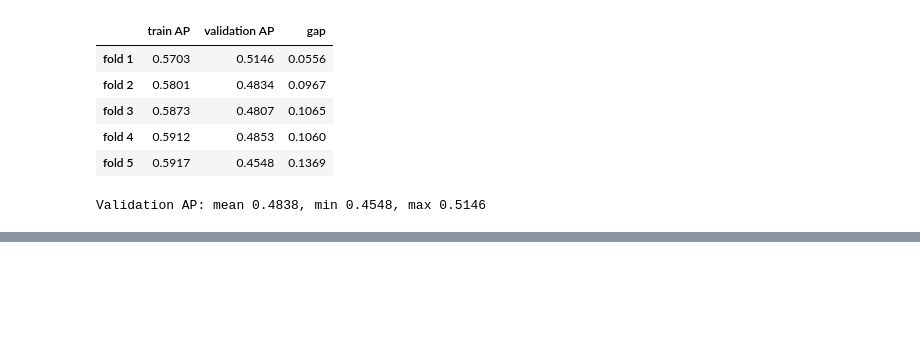
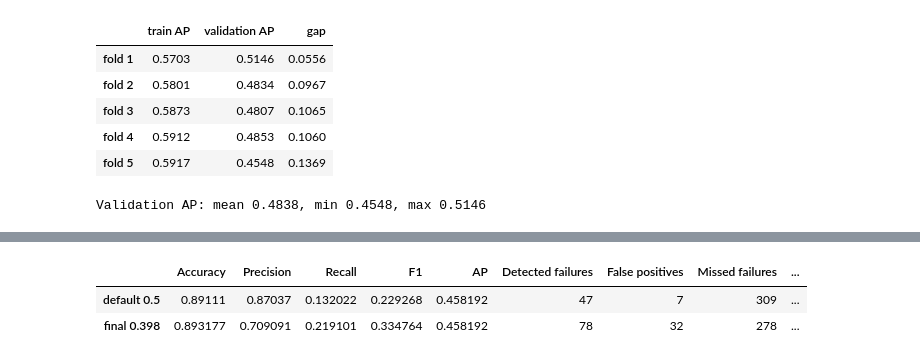
Before and after one commit to zigo-matej/iau_project, a Jupyter notebook: phase_03.ipynb, the cells around one changed output, grey strips where cells are left out. Cells and saved outputs as stored; diff of their text form; code cells hidden in the pictures; blank space fills up the shorter version.

```diff
--- a/phase_03.ipynb
+++ b/phase_03.ipynb
@@ -1017,0 +1102,23 @@ Validation AP: mean 0.4838, min 0.4548, max 0.5146
+# %%
+def wilson(k, n, z=1.96):
+    if n == 0:
+        return np.nan, np.nan
+    p, d = k / n, 1 + z * z / n
+    c = (p + z * z / (2 * n)) / d
+    h = z * np.sqrt(p * (1 - p) / n + z * z / (4 * n * n)) / d
+    return c - h, c + h
+
+test_scores = tuned_gb.predict_proba(X_test)[:, 1]
+rows = {}
+for label, t in {"default 0.5": 0.5, f"final {final_threshold:.3f}": final_threshold}.items():
+    prediction = (test_scores >= t).astype(int)
+    tn, fp, fn, tp = confusion_matrix(y_test, prediction, labels=[0, 1]).ravel()
+    lo, hi = wilson(tp, tp + fp)
+    rows[label] = {**classification_metrics(y_test, prediction, test_scores),
+                   "Detected failures": tp, "False positives": fp, "Missed failures": fn,
+                   "Alerts": tp + fp, "Precision 95% interval": f"{lo:.2f}-{hi:.2f}"}
+display(pd.DataFrame(rows).T.round(3))
+# %% [output]
+|  | Accuracy | Precision | Recall | F1 | AP | Detected failures | False positives | Missed failures | ... |
+| default 0.5 | 0.89111 | 0.87037 | 0.132022 | 0.229268 | 0.458192 | 47 | 7 | 309 | ... |
+| final 0.398 | 0.893177 | 0.709091 | 0.219101 | 0.334764 | 0.458192 | 78 | 32 | 278 | ... |
```
Also changed, not shown: parts of 20 cells of this notebook.
